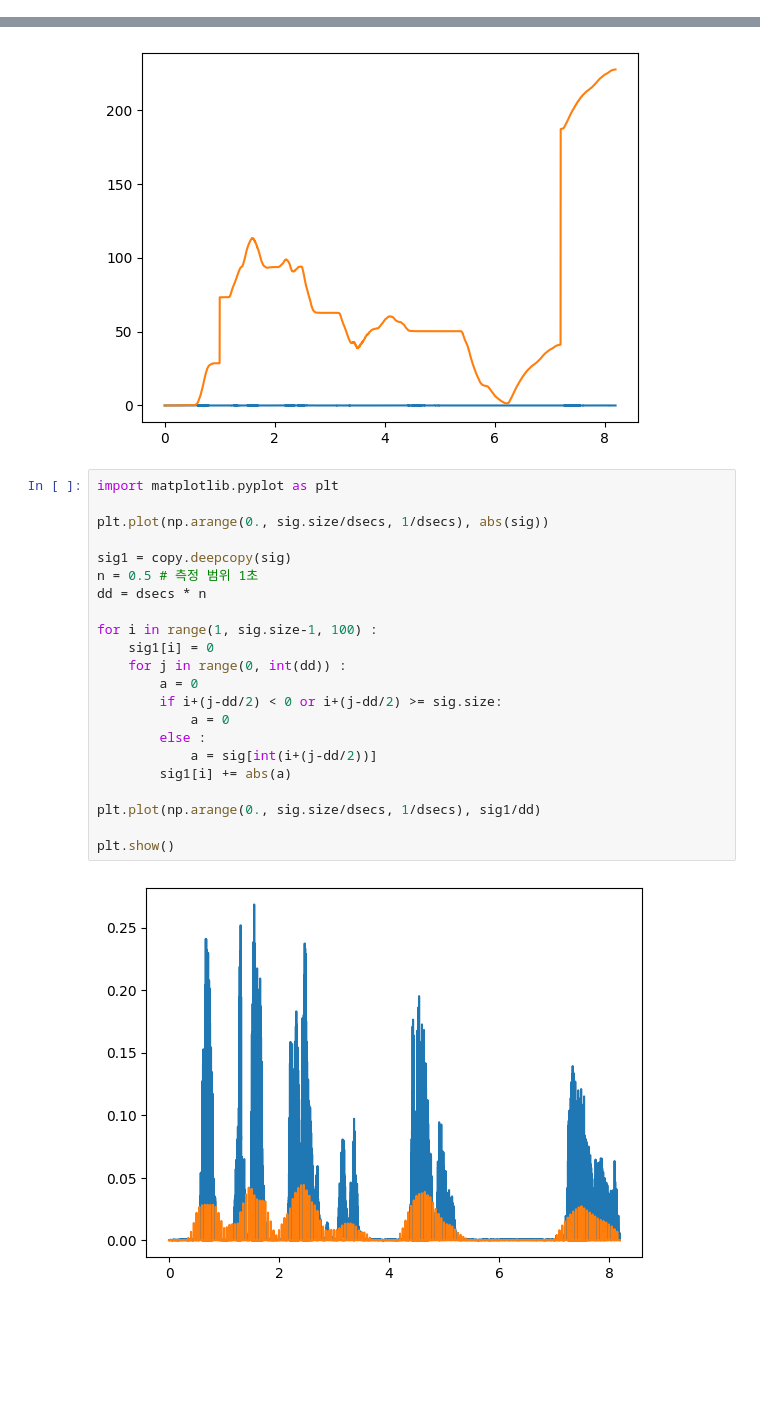
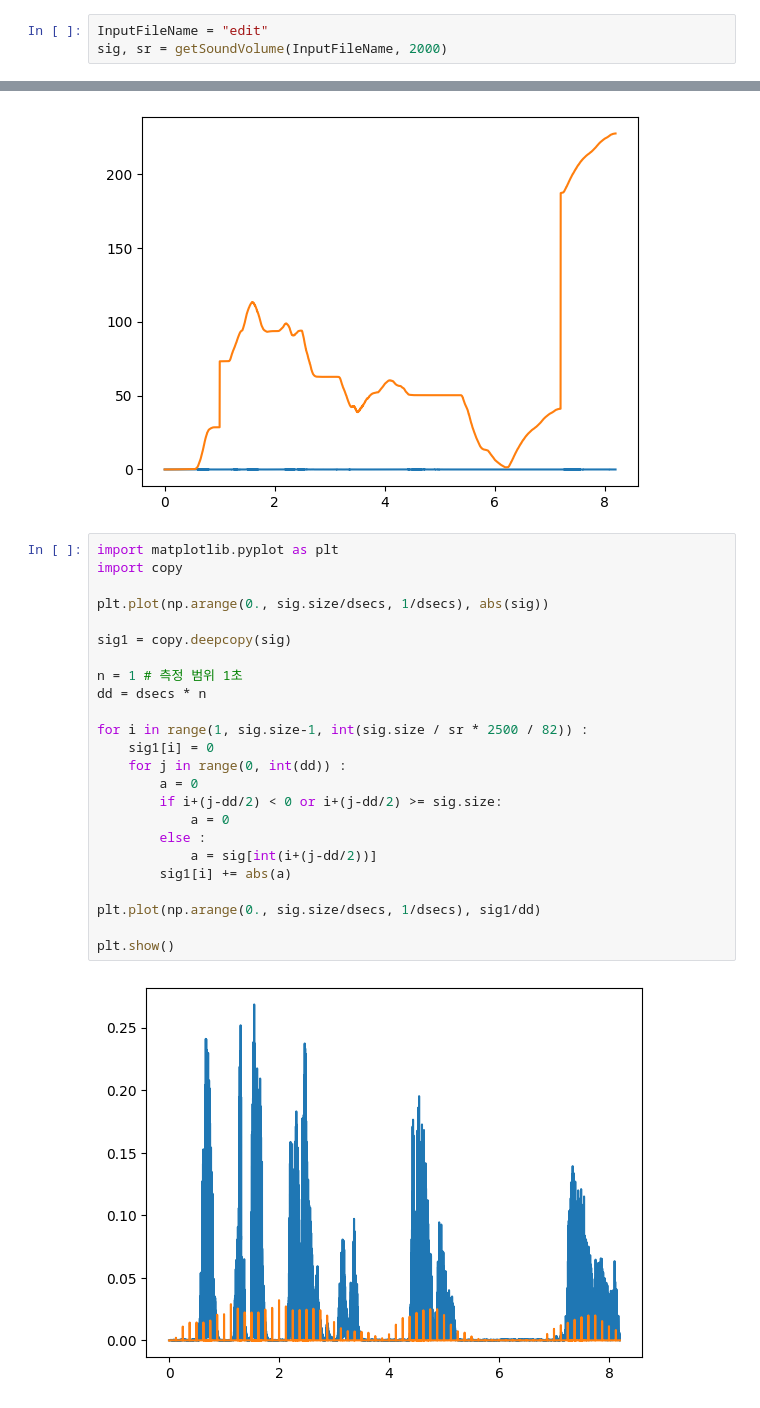
Before and after one commit to SAgiKPJH/SAGI_JJU-JJUCODE-, a Jupyter notebook: Project/01 영상편집 도우미 in python/VideoTest.ipynb, the cells around one changed output, grey strips where cells are left out. Drawn from its saved outputs; the diff is of its cells as text; blank space fills up the shorter version.

```diff
--- a/Project/01 영상편집 도우미 in python/VideoTest.ipynb
+++ b/Project/01 영상편집 도우미 in python/VideoTest.ipynb
@@ -689,0 +716,3 @@ Text(0.5, 1.0, 'Waveform')
+# %%
+InputFileName = "edit"
+sig, sr = getSoundVolume(InputFileName, 2000)
@@ -799,25 +844,27 @@ plt.show()
 [figure]
 # %%
 import matplotlib.pyplot as plt
+import copy
 
 plt.plot(np.arange(0., sig.size/dsecs, 1/dsecs), abs(sig))
 
 sig1 = copy.deepcopy(sig)
-n = 0.5 # 측정 범위 1초
+
+n = 1 # 측정 범위 1초
 dd = dsecs * n
 
-for i in range(1, sig.size-1, 100) :
+for i in range(1, sig.size-1, int(sig.size / sr * 2500 / 82)) :
     sig1[i] = 0
     for j in range(0, int(dd)) :
         a = 0
         if i+(j-dd/2) < 0 or i+(j-dd/2) >= sig.size:
             a = 0
         else :
             a = sig[int(i+(j-dd/2))]
         sig1[i] += abs(a)
 
 plt.plot(np.arange(0., sig.size/dsecs, 1/dsecs), sig1/dd)
 
 plt.show()
 # %% [output]
-[figure, old version]
+[figure, new version]
```
Also changed, not shown: parts of 19 cells of this notebook, 1 other file.
